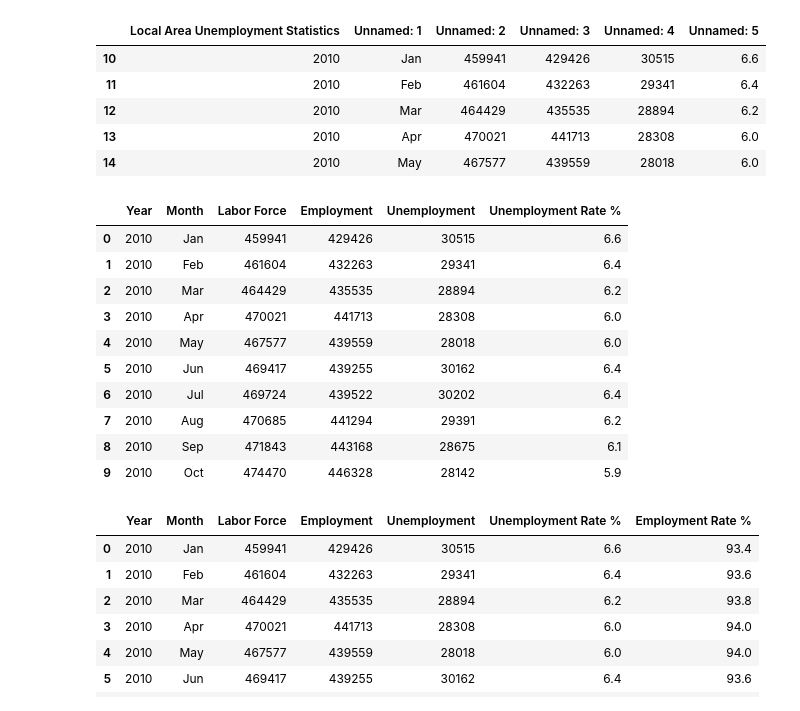
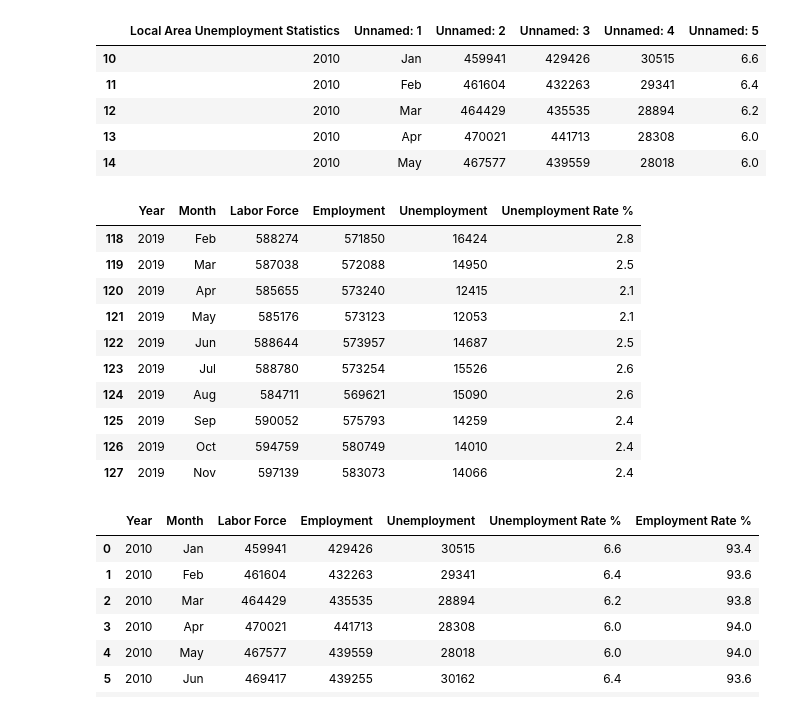
Before and after one commit to ybacoder/project-1, a Jupyter notebook: project_1.ipynb, the cells around one changed output. Drawn from its saved outputs; the diff is of its cells as text; code cells hidden in the pictures.

```diff
--- a/project_1.ipynb
+++ b/project_1.ipynb
@@ -49,22 +49,22 @@ cleaned_df.head()
 # %%
 names = {'Local Area Unemployment Statistics': 'Year',
          'Unnamed: 1': 'Month',
          'Unnamed: 2': 'Labor Force',
          'Unnamed: 3': 'Employment',
          'Unnamed: 4': 'Unemployment',
          'Unnamed: 5': 'Unemployment Rate %' }
 cleaned_df = cleaned_df.rename(columns=names)
 cleaned_df = cleaned_df.reset_index(drop=True)
-cleaned_df.head(10)
+cleaned_df.tail(10)
 # %% [output]
 |  | Year | Month | Labor Force | Employment | Unemployment | Unemployment Rate % |
-| 0 | 2010 | Jan | 459941 | 429426 | 30515 | 6.6 |
-| 1 | 2010 | Feb | 461604 | 432263 | 29341 | 6.4 |
-| 2 | 2010 | Mar | 464429 | 435535 | 28894 | 6.2 |
-| 3 | 2010 | Apr | 470021 | 441713 | 28308 | 6.0 |
-| 4 | 2010 | May | 467577 | 439559 | 28018 | 6.0 |
-| 5 | 2010 | Jun | 469417 | 439255 | 30162 | 6.4 |
-| 6 | 2010 | Jul | 469724 | 439522 | 30202 | 6.4 |
-| 7 | 2010 | Aug | 470685 | 441294 | 29391 | 6.2 |
-| 8 | 2010 | Sep | 471843 | 443168 | 28675 | 6.1 |
-| 9 | 2010 | Oct | 474470 | 446328 | 28142 | 5.9 |
+| 118 | 2019 | Feb | 588274 | 571850 | 16424 | 2.8 |
+| 119 | 2019 | Mar | 587038 | 572088 | 14950 | 2.5 |
+| 120 | 2019 | Apr | 585655 | 573240 | 12415 | 2.1 |
+| 121 | 2019 | May | 585176 | 573123 | 12053 | 2.1 |
+| 122 | 2019 | Jun | 588644 | 573957 | 14687 | 2.5 |
+| 123 | 2019 | Jul | 588780 | 573254 | 15526 | 2.6 |
+| 124 | 2019 | Aug | 584711 | 569621 | 15090 | 2.6 |
+| 125 | 2019 | Sep | 590052 | 575793 | 14259 | 2.4 |
+| 126 | 2019 | Oct | 594759 | 580749 | 14010 | 2.4 |
+| 127 | 2019 | Nov | 597139 | 583073 | 14066 | 2.4 |
```
Also changed, not shown: parts of 15 cells of this notebook, 1 other file.
